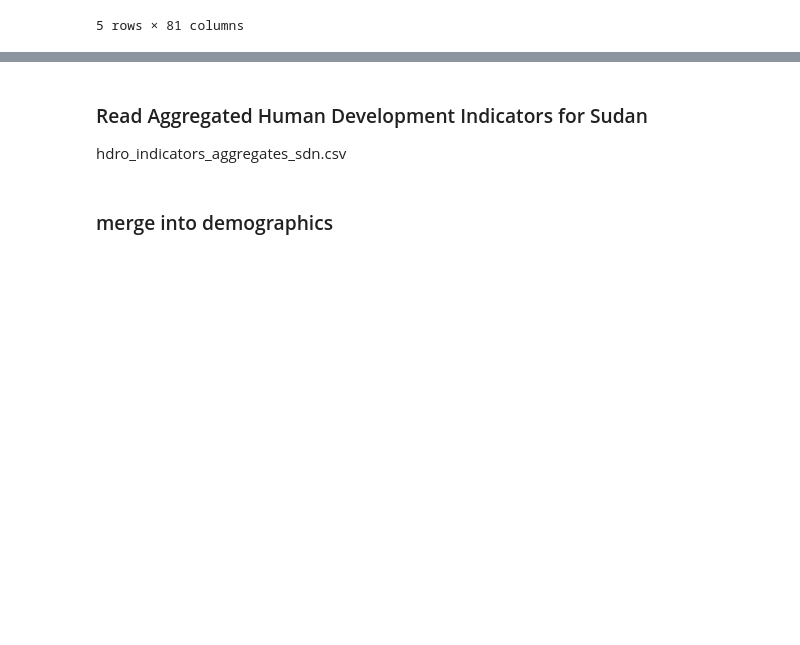
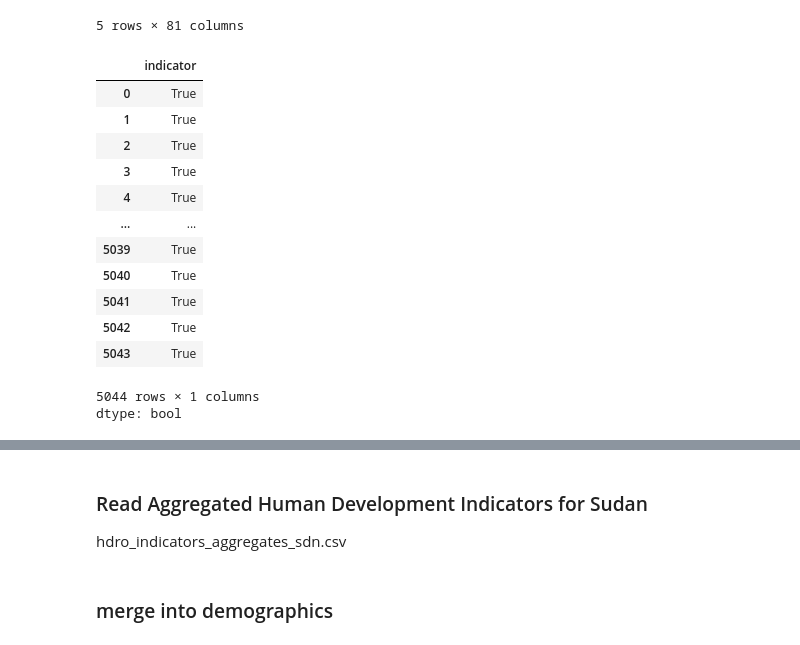
Before and after one commit to OmdenaAI/SudanChapter_AnalyzeHealthcareAccessibility, a Jupyter notebook: 03_Data_preprocessing/demographics/demographics.ipynb, the cells around one changed output, grey strips where cells are left out. Drawn from its saved outputs; the diff is of its cells as text; code cells hidden in the pictures; blank space fills up the shorter version.

Commit message:
created additional columns based on values in indicatorcolumn

```diff
--- a/03_Data_preprocessing/demographics/demographics.ipynb
+++ b/03_Data_preprocessing/demographics/demographics.ipynb
@@ -120,15 +162,12 @@ demographics column count 3000
 # %%
-sdg      = pd.read_csv('./MyDrive/MyDrive/omneda_sudan/sdg_indicatorlist_sdn.csv')
-sdg_data = pd.read_csv('./MyDrive/MyDrive/omneda_sudan/sdg_data_sdn.csv')
-df       = sdg_data.merge(sdg, on='indicator_id', how='left')
-
-
-yearCol = 'year'
-indicatorCol = 'indicator_label_en'
-valCol = 'value'
-
+filename= "education_sdn.csv"
+df=pd.read_csv(f'./MyDrive/MyDrive/omneda_sudan/{filename}')
+yearCol = 'Year'
+indicatorCol = 'Indicator Name'
+valCol = 'Value'
 df=cleanFile(df, yearCol, indicatorCol, valCol)
-demographics = mergeIntoDemographics(df, indicatorCol, yearCol, valCol, 'sdg')
-print(f"demographics column count {len(demographics.columns)}")
-print(demographics.shape)
+demographics = mergeIntoDemographics(df, indicatorCol, yearCol, valCol, 'education')
+# print(f"demographics column count {len(demographics.columns)}")
+# print(demographics.shape)
+printStats(filename)
 # %% [output]
@@ -337,0 +365,17 @@ demographicsAlt.head()
+# %%
+ ~demographicsAlt['indicator'].str.contains('female')
+# %% [output]
+|  | indicator |
+| 0 | True |
+| 1 | True |
+| 2 | True |
+| 3 | True |
+| 4 | True |
+| ... | ... |
+| 5039 | True |
+| 5040 | True |
+| 5041 | True |
+| 5042 | True |
+| 5043 | True |
+5044 rows × 1 columns
+dtype: bool
```
Also changed, not shown: parts of 23 cells of this notebook, 1 other file.
